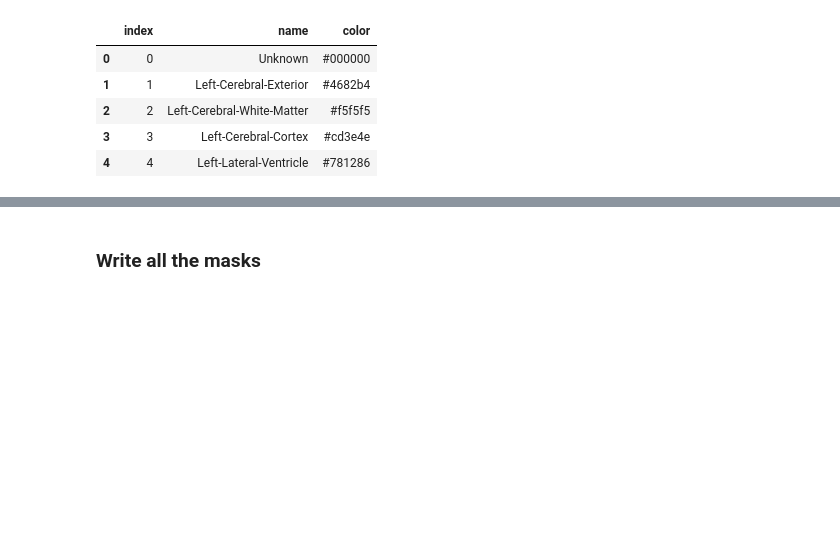
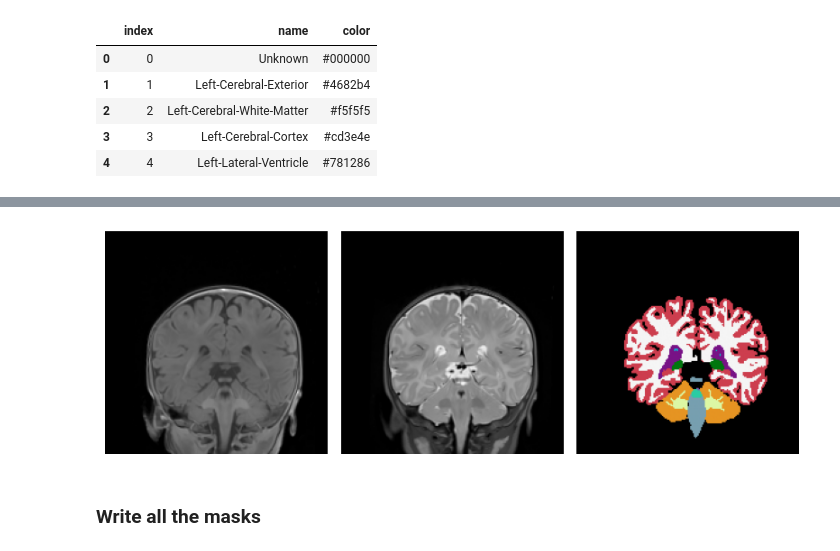
Before and after one commit to toelt-llc/mri_fractal, a Jupyter notebook: data_pipeline/3a-pipeline_BOB.ipynb, the cells around one changed output, grey strips where cells are left out. Cells and saved outputs as stored; diff of their text form; code cells hidden in the pictures; blank space fills up the shorter version.

```diff
--- a/data_pipeline/3a-pipeline_BOB.ipynb
+++ b/data_pipeline/3a-pipeline_BOB.ipynb
@@ -181,3 +126,29 @@ plt.show()
+# %%
+t2_scan = '../../Datasets/BOB/sub-116056/ses-3mo/anat/sub-116056_ses-3mo_space-INFANTMNIacpc_T2w.nii.gz'
+im2 = nib.load(t2_scan)
+
+x_mid, y_mid, z_mid = np.array(data.shape) // 2
+Hx, Hy, Hz = data.shape
+
+fig, axes = plt.subplots(1, 3, figsize=(8, 8))
+
+ax0 = axes[0]
+ax0.imshow(np.rot90(im.get_fdata()[:, y_mid, :]), cmap="gray")
+ax0.axis("off")
+
+ax1 = axes[1]
+ax1.imshow(np.rot90(im2.get_fdata()[:, y_mid, :]), cmap="gray")
+ax1.axis("off")
+
+ax2 = axes[2]
+ax2.imshow(np.rot90(data[:, y_mid, :]), cmap=cmap, norm=norm)
+ax2.axis("off")
+
+plt.tight_layout()
+plt.savefig(r'C:\Users\natha\OneDrive\Documents\01_HSLU\master_thesis\04_master thesis\Figures\BOB_coronal_t1_t2_seg.png', dpi=600, bbox_inches='tight')
+plt.show()
+# %% [output]
+[figure, added]
 # %%
 index_to_label = dict(zip(BOB_idx_lbl['index'], BOB_idx_lbl['name']))
 # %% [markdown]
```
Also changed, not shown: parts of 2 cells of this notebook, 5 other files.
